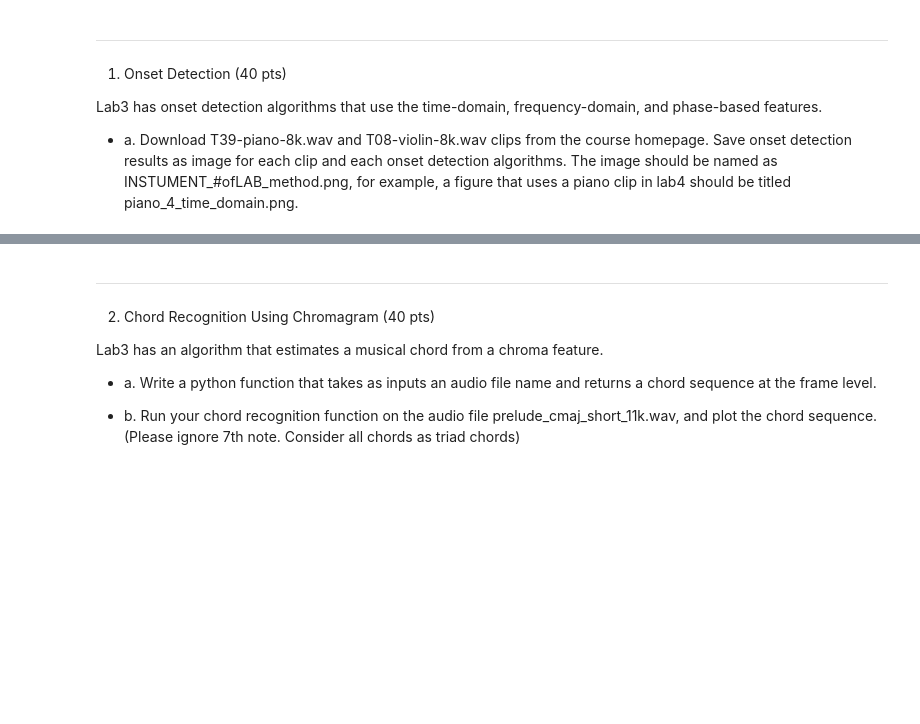
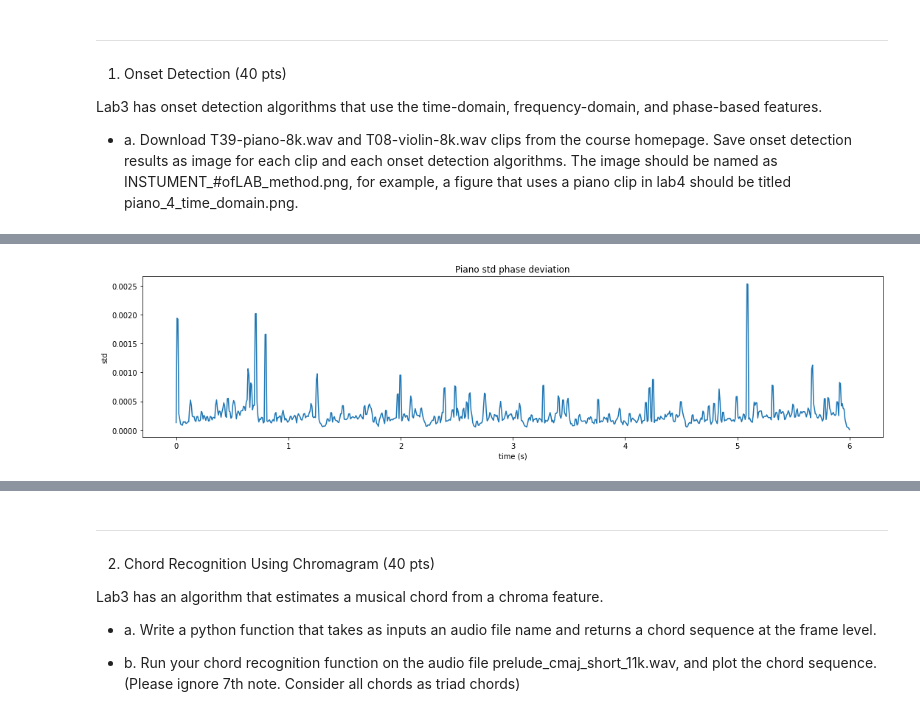
Before and after one commit to changwoonchoi/cl2020, a Jupyter notebook: as_3/assignment03.ipynb, the cells around one changed output, grey strips where cells are left out. Cells and saved outputs as stored; diff of their text form; code cells hidden in the pictures; blank space fills up the shorter version.

```diff
--- a/as_3/assignment03.ipynb
+++ b/as_3/assignment03.ipynb
@@ -39,0 +161,80 @@ In addition to writing Python scripts and/or functions in your Notebook file, th
+# %%
+# Phase-based Feature
+M = 1024
+hopsize = int(M/16)
+hopfac = int(M/hopsize)
+Nfft = M
+overlap = Nfft*(1-1/hopfac)
+win = np.ones(Nfft)
+
+# Piano
+x = piano[0:int(sr*6)]
+
+_,_,X = signal.stft(x,fs=sr, window=win,nperseg=M,noverlap = overlap)
+
+k = np.arange(Nfft/2 + 1)
+
+ifr = np.zeros(np.shape(X))
+T = np.zeros(np.shape(X)[1])
+
+for i in range(0,np.shape(X)[1]):
+  Xk = X[:,i]
+  Xkplus1 = np.append(Xk[1:],0.000001)
+  Xkminus1 = np.append(0.00001,Xk[0:-1])
+
+  ifr[:,i] = np.multiply(sr,np.subtract(np.divide(k,Nfft),np.imag(np.multiply(1j/Nfft,np.divide(np.subtract(Xkplus1,Xkminus1),np.add(np.subtract(np.subtract(np.multiply(Xk,2),Xkplus1),Xkminus1),2*0.000001))))))
+  T[i] = i*((Nfft/hopfac)/sr)
+
+dif = np.divide(np.diff(ifr),sr*2*np.pi)
+pd = np.mean(np.abs(dif),axis=0)
+
+stdev = np.zeros(len(T)-1)
+
+for i in range(0,len(T)-1):
+  stdev[i] = np.std(np.abs(dif[:,i]))
+
+ti_stdev = np.linspace(0, len(x)/sr, num=len(stdev))
+
+plt.figure(figsize=(18, 4))
+plt.plot(ti_stdev,stdev)
+plt.title('Piano std phase deviation')
+plt.xlabel('time (s)')
+plt.ylabel('std')
+plt.show()
+
+# Violin
+x = violin[0:int(sr*18)]
+
+_,_,X = signal.stft(x,fs=sr, window=win,nperseg=M,noverlap = overlap)
+
+k = np.arange(Nfft/2 + 1)
+
+ifr = np.zeros(np.shape(X))
+T = np.zeros(np.shape(X)[1])
+
+for i in range(0,np.shape(X)[1]):
+  Xk = X[:,i]
+  Xkplus1 = np.append(Xk[1:],0.000001)
+  Xkminus1 = np.append(0.00001,Xk[0:-1])
+
+  ifr[:,i] = np.multiply(sr,np.subtract(np.divide(k,Nfft),np.imag(np.multiply(1j/Nfft,np.divide(np.subtract(Xkplus1,Xkminus1),np.add(np.subtract(np.subtract(np.multiply(Xk,2),Xkplus1),Xkminus1),2*0.000001))))))
+  T[i] = i*((Nfft/hopfac)/sr)
+
+dif = np.divide(np.diff(ifr),sr*2*np.pi)
+pd = np.mean(np.abs(dif),axis=0)
+
+stdev = np.zeros(len(T)-1)
+
+for i in range(0,len(T)-1):
+  stdev[i] = np.std(np.abs(dif[:,i]))
+
+ti_stdev = np.linspace(0, len(x)/sr, num=len(stdev))
+
+plt.figure(figsize=(18, 4))
+plt.plot(ti_stdev,stdev)
+plt.title('Violin std phase deviation')
+plt.xlabel('time (s)')
+plt.ylabel('std')
+plt.show()
+# %% [output]
+[figure, added]
```
Also changed, not shown: parts of 10 cells of this notebook, 2 other files.
